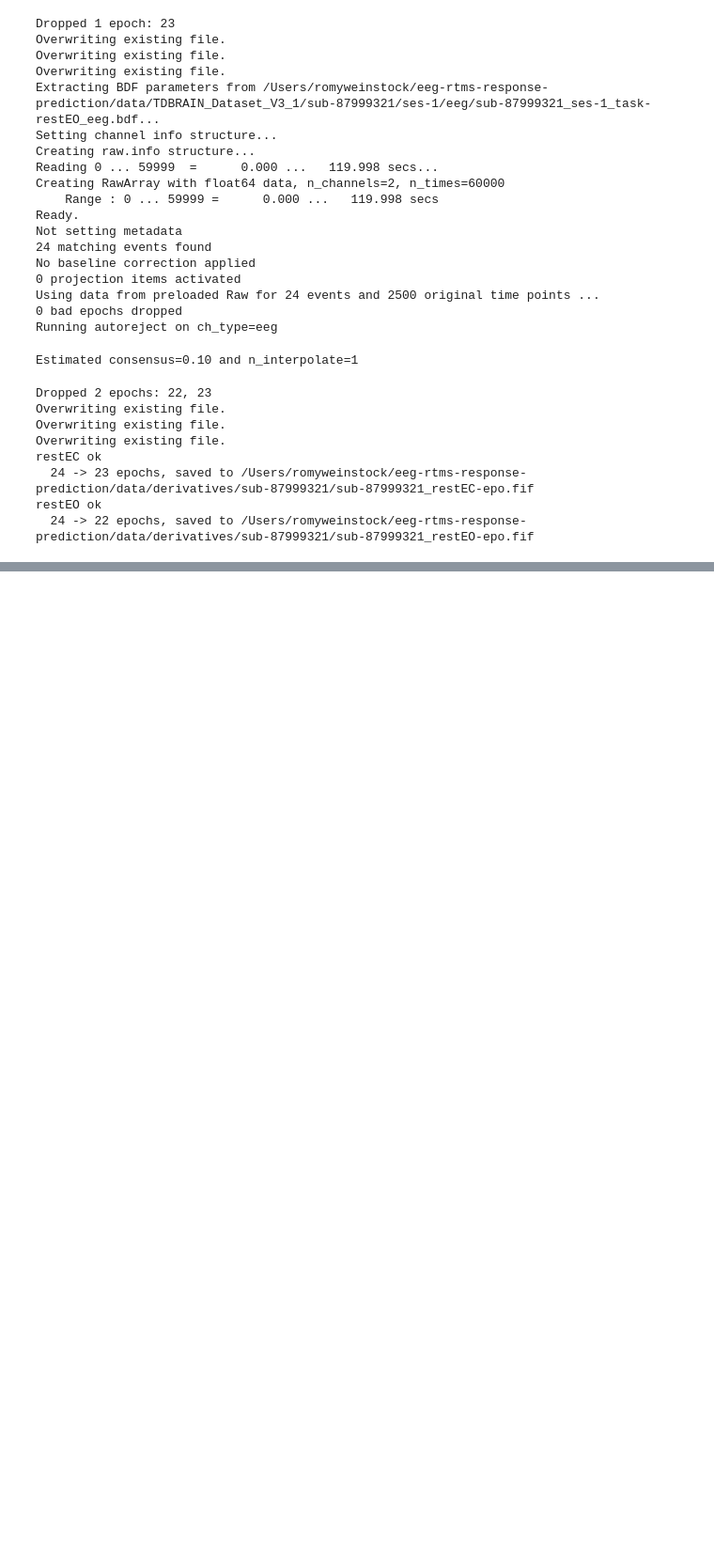
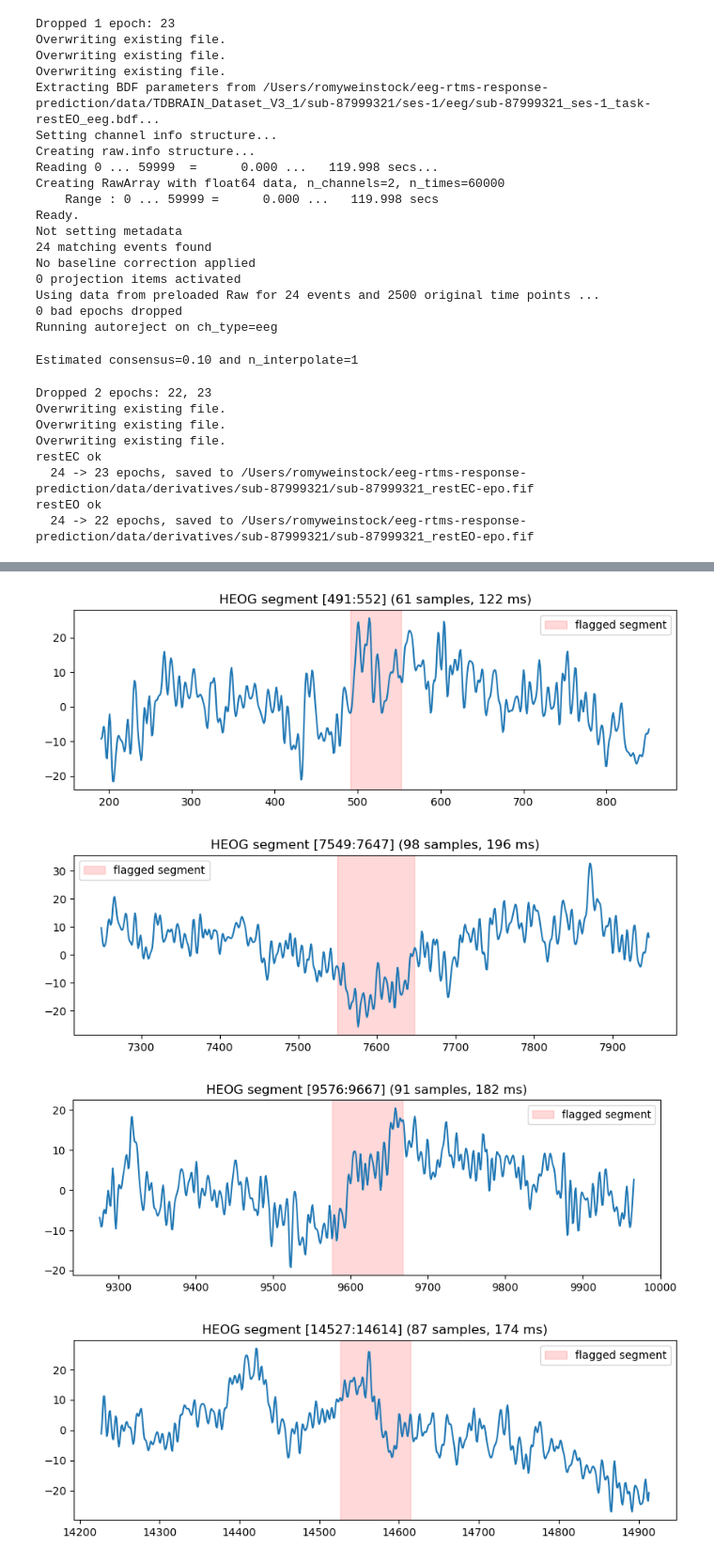
Before and after one commit to romy-weinstock/eeg-rtms-response-prediction, a Jupyter notebook: notebooks/03_batch_test.ipynb, the cells around one changed output, grey strips where cells are left out. Shown at 94% size. Saved outputs shown, nothing was run; the diff lists cells and outputs as text; code cells hidden in the pictures; blank space fills up the shorter version.

```diff
--- a/notebooks/03_batch_test.ipynb
+++ b/notebooks/03_batch_test.ipynb
@@ -311,0 +1176,26 @@ restEO ok
+# %%
+#Verification of duration guard update
+raw = load_and_prepare_raw('sub-88047245', 'restEC', data_dir)
+raw = bipolarEOG(raw)
+raw = demean(raw)
+raw = apply_filters(raw)
+
+heog_data = raw.get_data(picks=['HEOG'])[0]
+Fs = raw.info['sfreq']
+segs = detect_artefact_segments(heog_data, Fs)
+valid_amp, _ = amplitude_guard(heog_data, segs, threshold=1000)
+
+# Without max duration (original behavior)
+valid_dur_old, excluded_old = duration_guard(valid_amp, Fs, blink_duration_threshold=100)
+
+# With max duration
+valid_dur_new, excluded_new = duration_guard(valid_amp, Fs, blink_duration_threshold=100,
+                                               max_duration_threshold=200)
+
+print(f"Without max: {len(valid_dur_old)} valid")
+print(f"With max=200ms: {len(valid_dur_new)} valid")
+print()
+print("Durations of segments now excluded by the max bound:")
+newly_excluded = set(map(tuple, valid_dur_old)) - set(map(tuple, valid_dur_new))
+for start, end in sorted(newly_excluded):
+    print(f"  [{start}:{end}] - {(end-start)/Fs*1000:.0f} ms")
@@ -311,0 +1220,4 @@ restEO ok
+# %%
+# Check the 7 survivors actual durations
+for start, end in valid_dur_new:
+    print(f"[{start}:{end}] - {(end-start)/Fs*1000:.0f} ms")
@@ -311,0 +1232,17 @@ restEO ok
+# %%
+for (start, end) in valid_dur_new:
+    margin = 300
+    window = slice(max(0, start - margin), min(len(heog_data), end + margin))
+    x = range(window.start, window.stop)
+    heog_1e6 = heog_data * 1e6
+    plt.figure(figsize=(10, 3))
+    plt.plot(x, heog_1e6[window])
+    plt.axvspan(start, end, color='red', alpha=0.15, label='flagged segment')
+    plt.title(f'HEOG segment [{start}:{end}] ({end-start} samples, {(end-start)/Fs*1000:.0f} ms)')
+    plt.legend()
+    plt.show()
+# %% [output]
+[figure, added]
+[figure, added]
+[figure, added]
+[figure, added]
```
Also changed, not shown: parts of 25 cells of this notebook, 3 other files.
